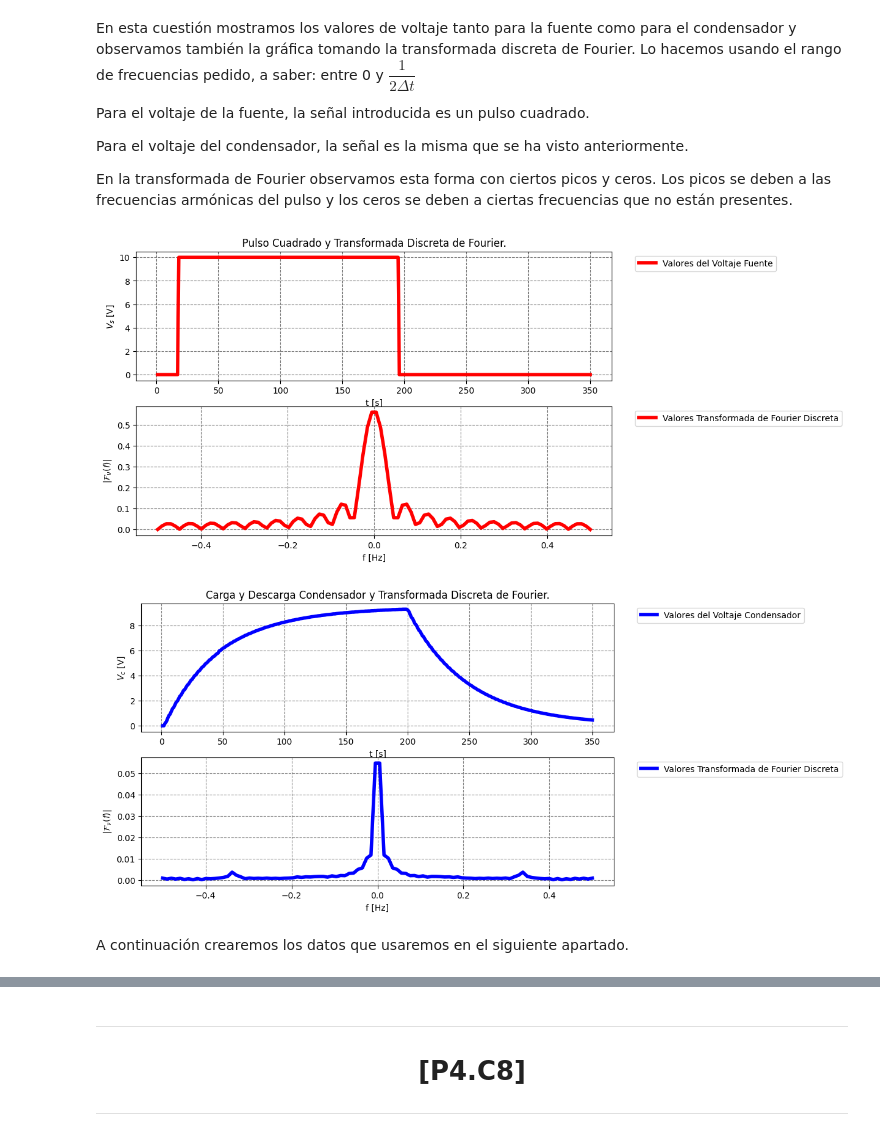
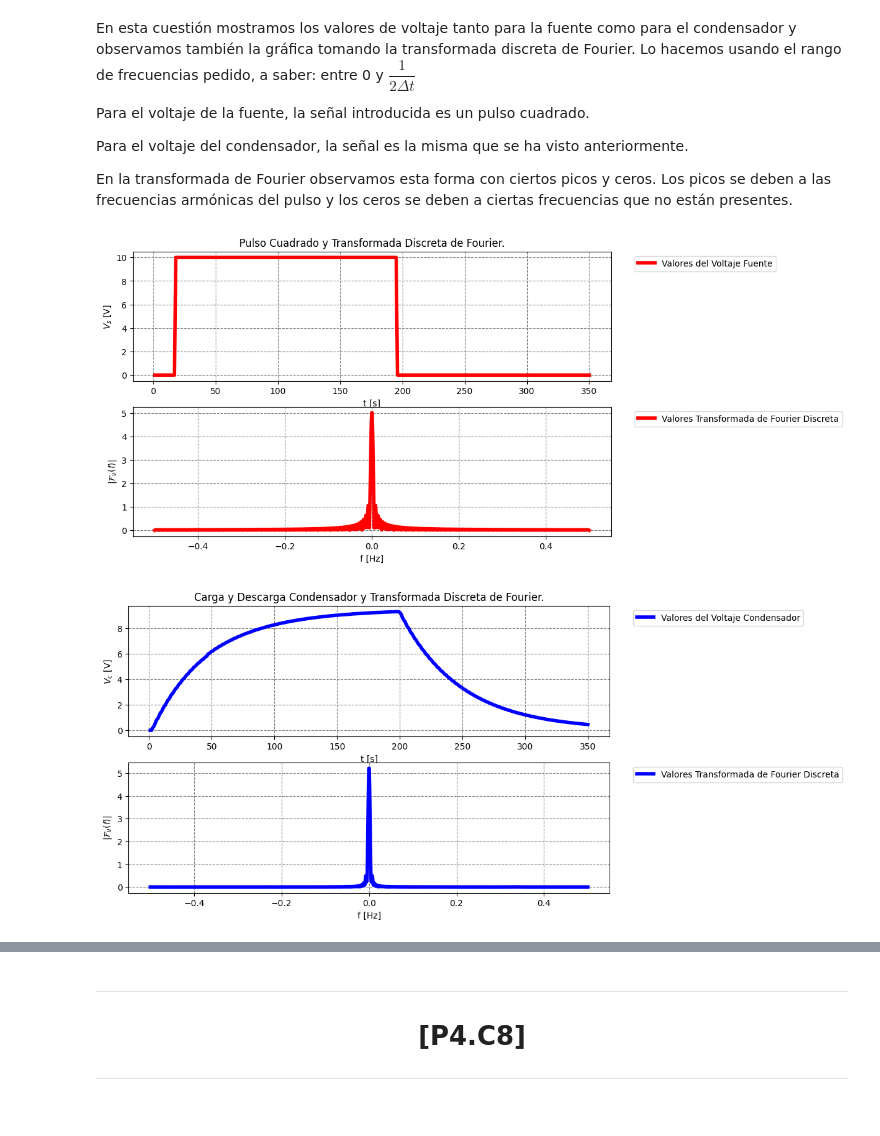
Before and after one commit to WetZap/Practicas-Circuitos, a Jupyter notebook: Practicas/Sesion 5/QuintaSesion.ipynb, the cells around one changed output, grey strips where cells are left out. Drawn from its saved outputs; the diff is of its cells as text; code cells hidden in the pictures.

```diff
--- a/Practicas/Sesion 5/QuintaSesion.ipynb
+++ b/Practicas/Sesion 5/QuintaSesion.ipynb
@@ -474,7 +474,11 @@ def Fourier(v,t,f):
     for j,k in enumerate(t):
         if j != 0 and j != len(t)-1:
             IncrementoT = (t[j+1]-t[j-1])/2
-            suma += v[j] * IncrementoT * np.exp(-1.0j * k * 2 * Pi * np.abs(f))
+            if IncrementoT == 1:
+                suma += v[j] * np.exp(-1.0j * k * 2 * Pi * np.abs(f))
+            else:
+                suma += v[j] *IncrementoT* np.exp(-1.0j * k * 2 * Pi * np.abs(f))
+
     return suma/N# Normalizamos el resultado
 # %% [markdown]
 ---
@@ -511,9 +515,8 @@ ModuloFuente = []
 FaseFuncionCondensador = []
 FaseFuente = []
 
-
-frec = np.linspace(-(1/2),1/2,100)
-#frec = np.linspace(0,0.05,100)
+# Se cogen  esta cantidad de puntos para observar los máximos.
+frec = np.linspace(-(1/2),1/2,1000)
 
 
 
@@ -534,7 +537,6 @@ for i in FourierVoltajeFuente:
     ModuloFuente.append(np.abs(i))
     FaseFuente.append(np.angle(i))
 
-(np.abs(i))
 
 #----------------------------------------------------------------------------------------------------------------------------------
 # Parte Fuente
@@ -556,34 +558,32 @@ plt.ylabel(r"$|\mathcal{F}_\nu (f)|$")
 plt.xlabel("f [Hz]")
 plt.grid(True, which="both", linestyle="--", color="gray")
 plt.legend(bbox_to_anchor=(1.04, 1), loc="upper left")
 
 plt.show()
 
 
 #----------------------------------------------------------------------------------------------------------------------------------
 # Parte Condensador
 #----------------------------------------------------------------------------------------------------------------------------------
 
 plt.figure(figsize=(10, 6))
 plt.subplot(2, 1, 1)
 plt.plot(Tiempo, VoltajeCondensador,label="Valores del Voltaje Condensador",color="blue",lw=4)
 
 plt.title(r"Carga y Descarga Condensador y Transformada Discreta de Fourier.")
 plt.xlabel(r"t [s]")
 plt.ylabel(r"$V_c$ [V]")
 plt.legend(bbox_to_anchor=(1.04, 1), loc="upper left")
 plt.grid(True, which="both", linestyle="--", color="gray")
 
 plt.subplot(2, 1, 2)
 plt.plot(frec, ModuloFuncionCondensador,label="Valores Transformada de Fourier Discreta",color="blue",lw=4)
 plt.ylabel(r"$|\mathcal{F}_\nu (f)|$")
 plt.xlabel("f [Hz]")
 plt.grid(True, which="both", linestyle="--", color="gray")
 plt.legend(bbox_to_anchor=(1.04, 1), loc="upper left")
 
 plt.show()
 # %% [output]
-[figure, old version]
+[figure, new version]
-[figure, old version]
+[figure, new version]
-# %% [markdown]
-A continuación crearemos los datos que usaremos en el siguiente apartado.
```
Also changed, not shown: parts of 13 cells of this notebook.
